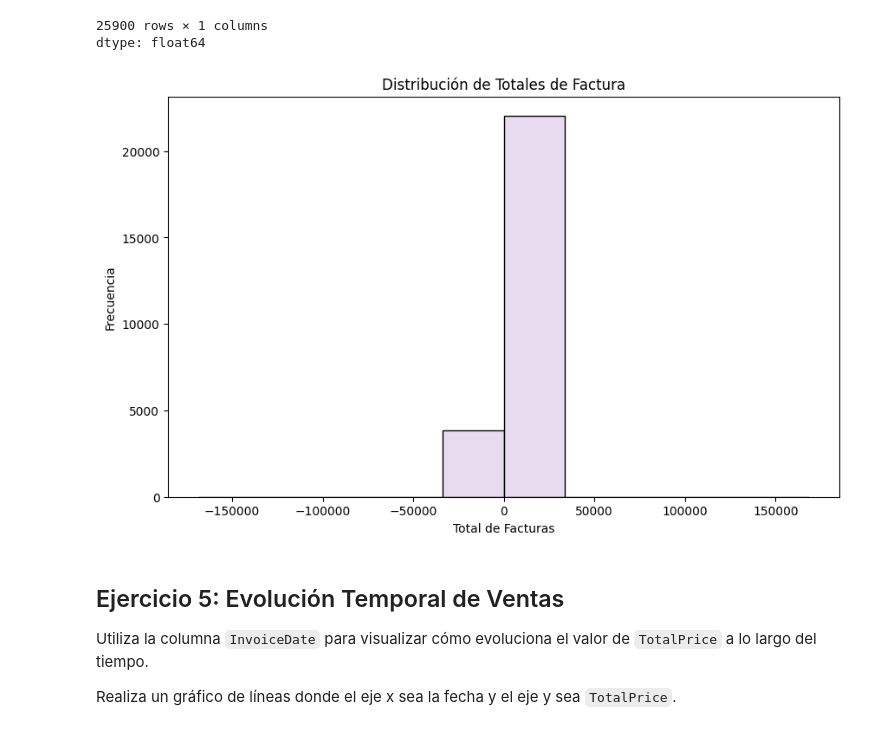
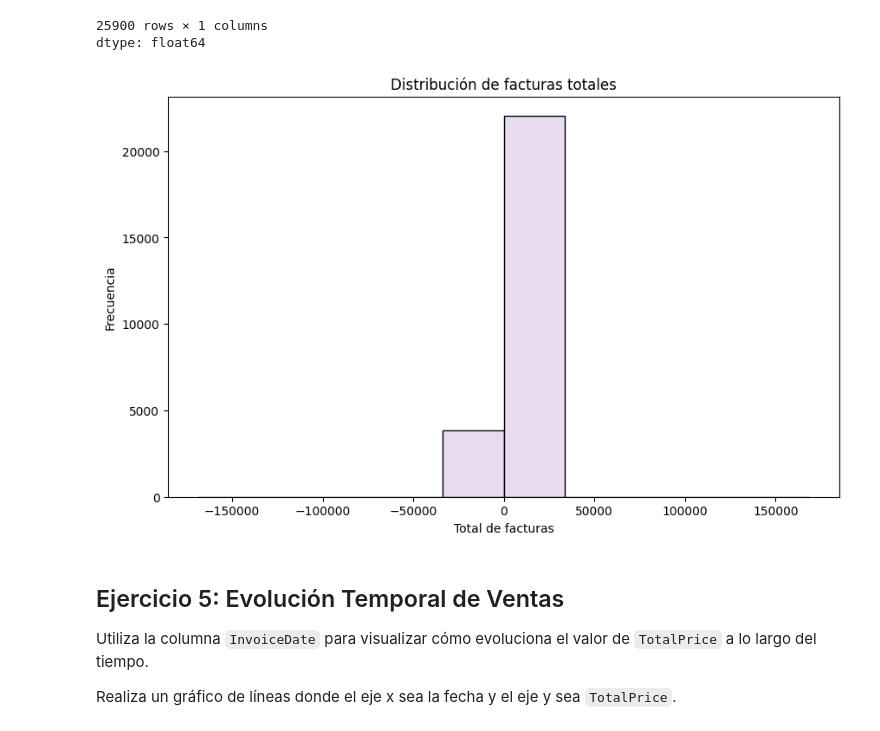
Before and after one commit to Natyrios/IntroMarketingAnalytics, a Jupyter notebook: Nataly_Ríos_Taller1_Segundo_corte_ipynb.ipynb, the cells around one changed output. Cells and saved outputs as stored; diff of their text form; code cells hidden in the pictures.

```diff
--- a/Nataly_Ríos_Taller1_Segundo_corte_ipynb.ipynb
+++ b/Nataly_Ríos_Taller1_Segundo_corte_ipynb.ipynb
@@ -252,14 +252,14 @@ dtype: float64
 # %%
 invoice_totals = data.groupby('InvoiceNo')['TotalPrice'].sum()
 
 plt.figure(figsize=(10, 6))
 plt.hist(invoice_totals, bins=10, color='#e8daef', edgecolor='black')
-plt.xlabel('Total de Facturas')
+plt.xlabel('Total de facturas')
 plt.ylabel('Frecuencia')
-plt.title('Distribución de Totales de Factura')
+plt.title('Distribución de facturas totales')
 plt.show()
 # %% [output]
-[figure, old version]
+[figure, new version]
 # %% [markdown]
 ## Ejercicio 5: Evolución Temporal de Ventas
 
```
Also changed, not shown: parts of 7 cells of this notebook.
